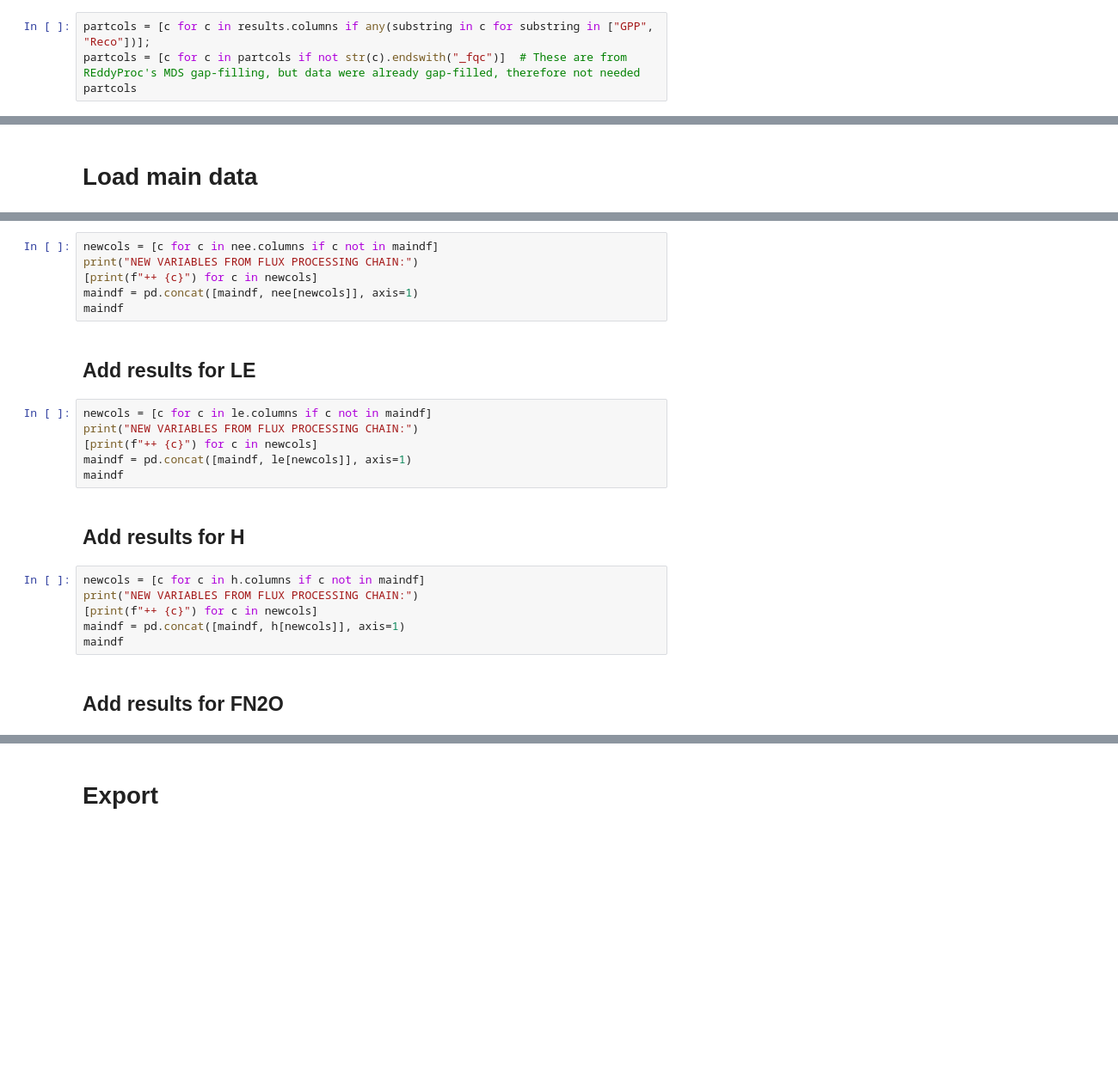
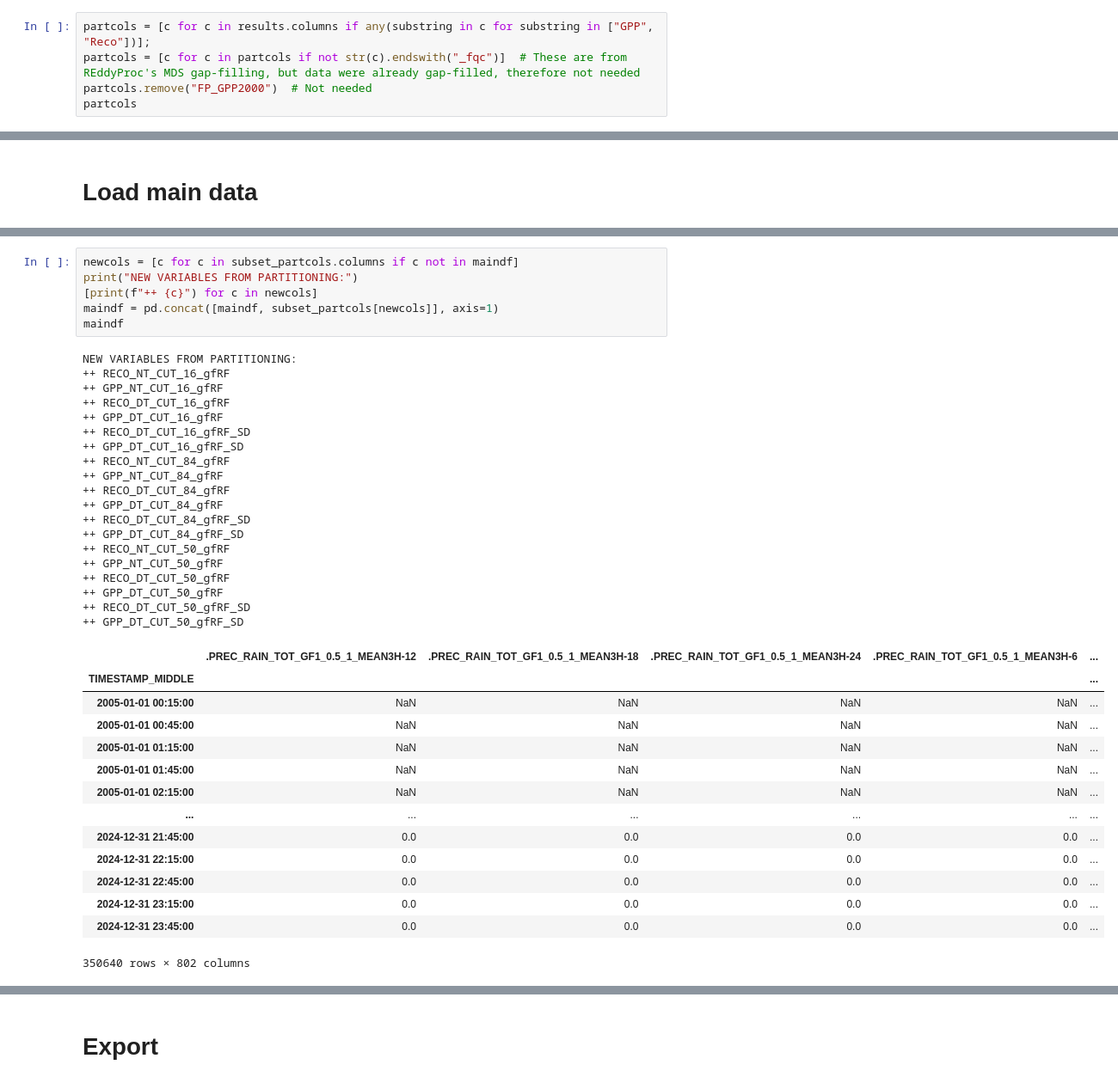
Before and after one commit to holukas/dataset_ch-cha_flux_product, a Jupyter notebook: dataset_ch-cha_flux_product/notebooks/80_PARTITIONING/81.4_AddPartitioningResultsToDataset.ipynb, the cells around one changed output, grey strips where cells are left out. Shown at 86% size. Drawn from its saved outputs; the diff is of its cells as text; blank space fills up the shorter version.

```diff
--- a/dataset_ch-cha_flux_product/notebooks/80_PARTITIONING/81.4_AddPartitioningResultsToDataset.ipynb
+++ b/dataset_ch-cha_flux_product/notebooks/80_PARTITIONING/81.4_AddPartitioningResultsToDataset.ipynb
@@ -39,6 +39,7 @@ results
 # %%
 partcols = [c for c in results.columns if any(substring in c for substring in ["GPP", "Reco"])];
 partcols = [c for c in partcols if not str(c).endswith("_fqc")]  # These are from REddyProc's MDS gap-filling, but data were already gap-filled, therefore not needed
+partcols.remove("FP_GPP2000")  # Not needed
 partcols
 # %% [output]
 ['Reco_U16',
@@ -130,24 +147,40 @@ maindf = load_parquet(filepath=FILEPATH)
 # %%
-newcols = [c for c in nee.columns if c not in maindf]
-print("NEW VARIABLES FROM FLUX PROCESSING CHAIN:")
+newcols = [c for c in subset_partcols.columns if c not in maindf]
+print("NEW VARIABLES FROM PARTITIONING:")
 [print(f"++ {c}") for c in newcols]
-maindf = pd.concat([maindf, nee[newcols]], axis=1)
+maindf = pd.concat([maindf, subset_partcols[newcols]], axis=1)
 maindf
+# %% [output]
+NEW VARIABLES FROM PARTITIONING:
+++ RECO_NT_CUT_16_gfRF
+++ GPP_NT_CUT_16_gfRF
+++ RECO_DT_CUT_16_gfRF
+++ GPP_DT_CUT_16_gfRF
+++ RECO_DT_CUT_16_gfRF_SD
+++ GPP_DT_CUT_16_gfRF_SD
+++ RECO_NT_CUT_84_gfRF
+++ GPP_NT_CUT_84_gfRF
+++ RECO_DT_CUT_84_gfRF
+++ GPP_DT_CUT_84_gfRF
+++ RECO_DT_CUT_84_gfRF_SD
+++ GPP_DT_CUT_84_gfRF_SD
+++ RECO_NT_CUT_50_gfRF
+++ GPP_NT_CUT_50_gfRF
+++ RECO_DT_CUT_50_gfRF
+++ GPP_DT_CUT_50_gfRF
+++ RECO_DT_CUT_50_gfRF_SD
+++ GPP_DT_CUT_50_gfRF_SD
+|  | .PREC_RAIN_TOT_GF1_0.5_1_MEAN3H-12 | .PREC_RAIN_TOT_GF1_0.5_1_MEAN3H-18 | .PREC_RAIN_TOT_GF1_0.5_1_MEAN3H-24 | .PREC_RAIN_TOT_GF1_0.5_1_MEAN3H-6 | ... |
+| TIMESTAMP_MIDDLE |  |  |  |  | ... |
+| 2005-01-01 00:15:00 | NaN | NaN | NaN | NaN | ... |
+| 2005-01-01 00:45:00 | NaN | NaN | NaN | NaN | ... |
+| 2005-01-01 01:15:00 | NaN | NaN | NaN | NaN | ... |
+| 2005-01-01 01:45:00 | NaN | NaN | NaN | NaN | ... |
+| 2005-01-01 02:15:00 | NaN | NaN | NaN | NaN | ... |
+| ... | ... | ... | ... | ... | ... |
+| 2024-12-31 21:45:00 | 0.0 | 0.0 | 0.0 | 0.0 | ... |
+| 2024-12-31 22:15:00 | 0.0 | 0.0 | 0.0 | 0.0 | ... |
+| 2024-12-31 22:45:00 | 0.0 | 0.0 | 0.0 | 0.0 | ... |
+| 2024-12-31 23:15:00 | 0.0 | 0.0 | 0.0 | 0.0 | ... |
+| 2024-12-31 23:45:00 | 0.0 | 0.0 | 0.0 | 0.0 | ... |
+350640 rows × 802 columns
-# %% [markdown]
-## Add results for LE
-# %%
-newcols = [c for c in le.columns if c not in maindf]
-print("NEW VARIABLES FROM FLUX PROCESSING CHAIN:")
-[print(f"++ {c}") for c in newcols]
-maindf = pd.concat([maindf, le[newcols]], axis=1)
-maindf
-# %% [markdown]
-## Add results for H
-# %%
-newcols = [c for c in h.columns if c not in maindf]
-print("NEW VARIABLES FROM FLUX PROCESSING CHAIN:")
-[print(f"++ {c}") for c in newcols]
-maindf = pd.concat([maindf, h[newcols]], axis=1)
-maindf
-# %% [markdown]
-## Add results for FN2O
```
Also changed, not shown: parts of 8 cells of this notebook, 2 other files.
